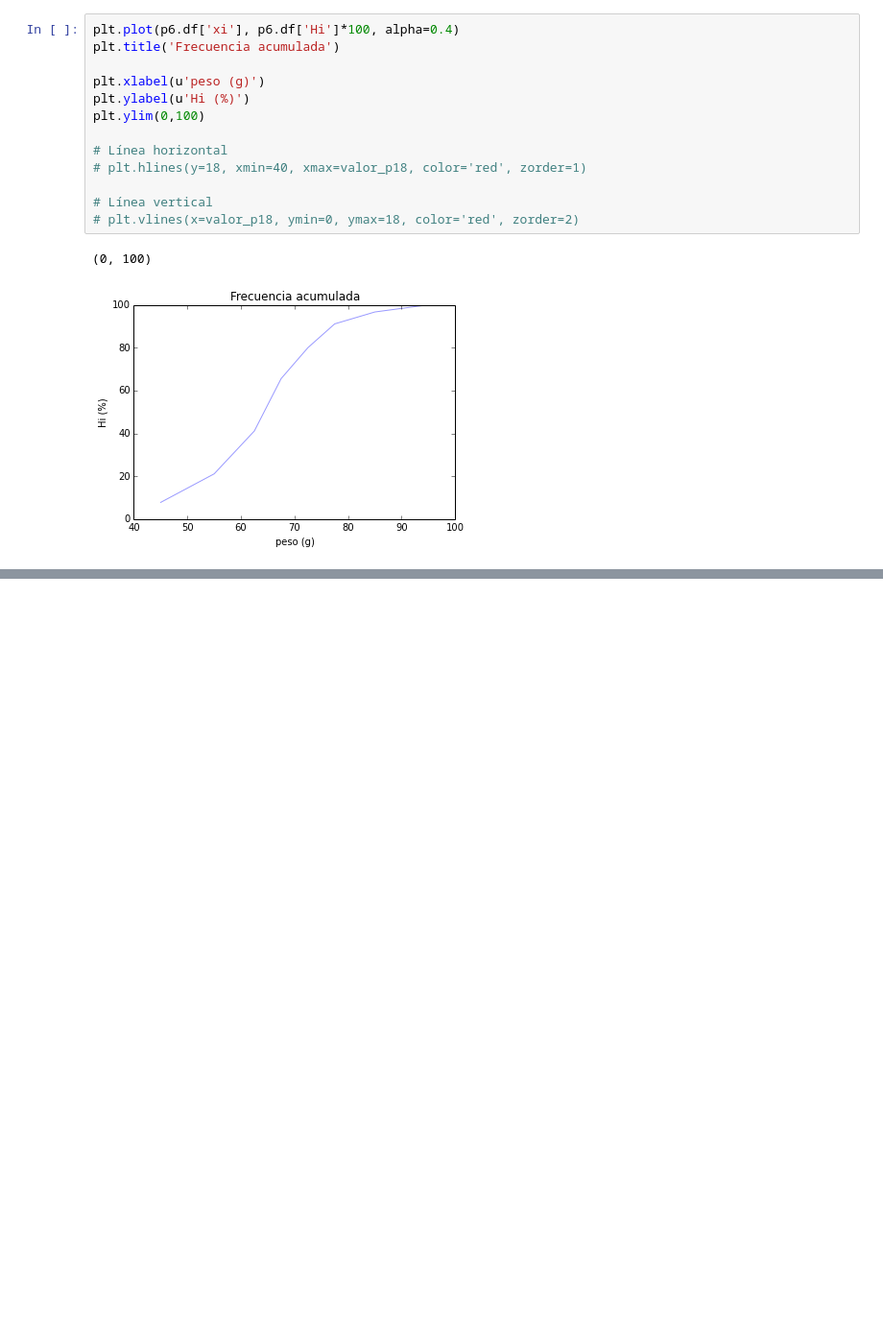
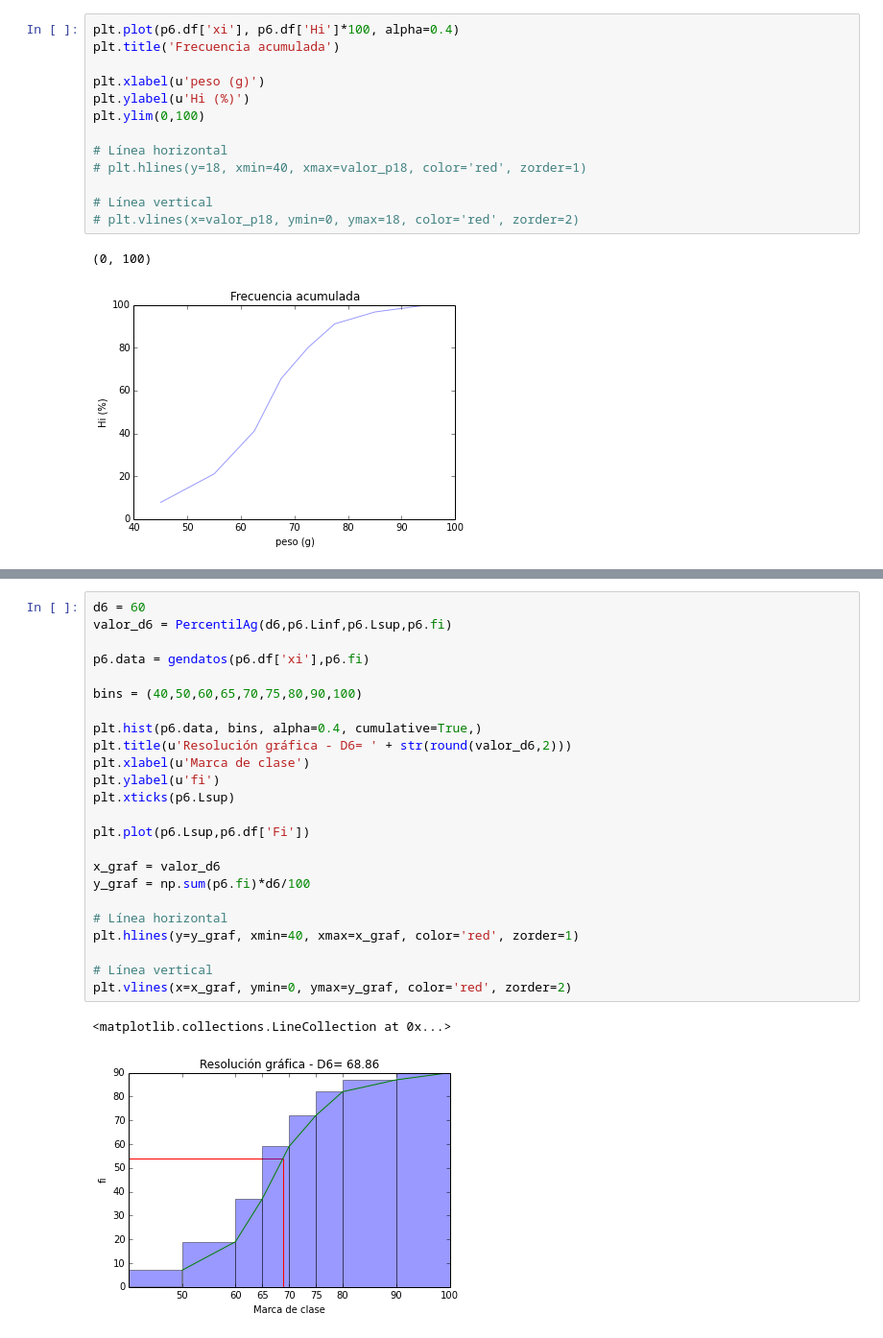
Before and after one commit to franktoffel/UA-MIMAT, a Jupyter notebook: Prob estadistica monodimensional.ipynb, the cells around one changed output, grey strips where cells are left out. Shown at 96% size. Drawn from its saved outputs; the diff is of its cells as text; blank space fills up the shorter version.

```diff
--- a/Prob estadistica monodimensional.ipynb
+++ b/Prob estadistica monodimensional.ipynb
@@ -710,0 +759,27 @@ plt.ylim(0,100)
+# %%
+d6 = 60
+valor_d6 = PercentilAg(d6,p6.Linf,p6.Lsup,p6.fi)
+
+p6.data = gendatos(p6.df['xi'],p6.fi)
+
+bins = (40,50,60,65,70,75,80,90,100)
+
+plt.hist(p6.data, bins, alpha=0.4, cumulative=True,)
+plt.title(u'Resolución gráfica - D6= ' + str(round(valor_d6,2)))
+plt.xlabel(u'Marca de clase')
+plt.ylabel(u'fi')
+plt.xticks(p6.Lsup)
+
+plt.plot(p6.Lsup,p6.df['Fi'])
+
+x_graf = valor_d6
+y_graf = np.sum(p6.fi)*d6/100
+
+# Línea horizontal
+plt.hlines(y=y_graf, xmin=40, xmax=x_graf, color='red', zorder=1)
+
+# Línea vertical
+plt.vlines(x=x_graf, ymin=0, ymax=y_graf, color='red', zorder=2)
+# %% [output]
+<matplotlib.collections.LineCollection at 0x...>
+[figure, added]
```
Also changed, not shown: parts of 52 cells of this notebook.
